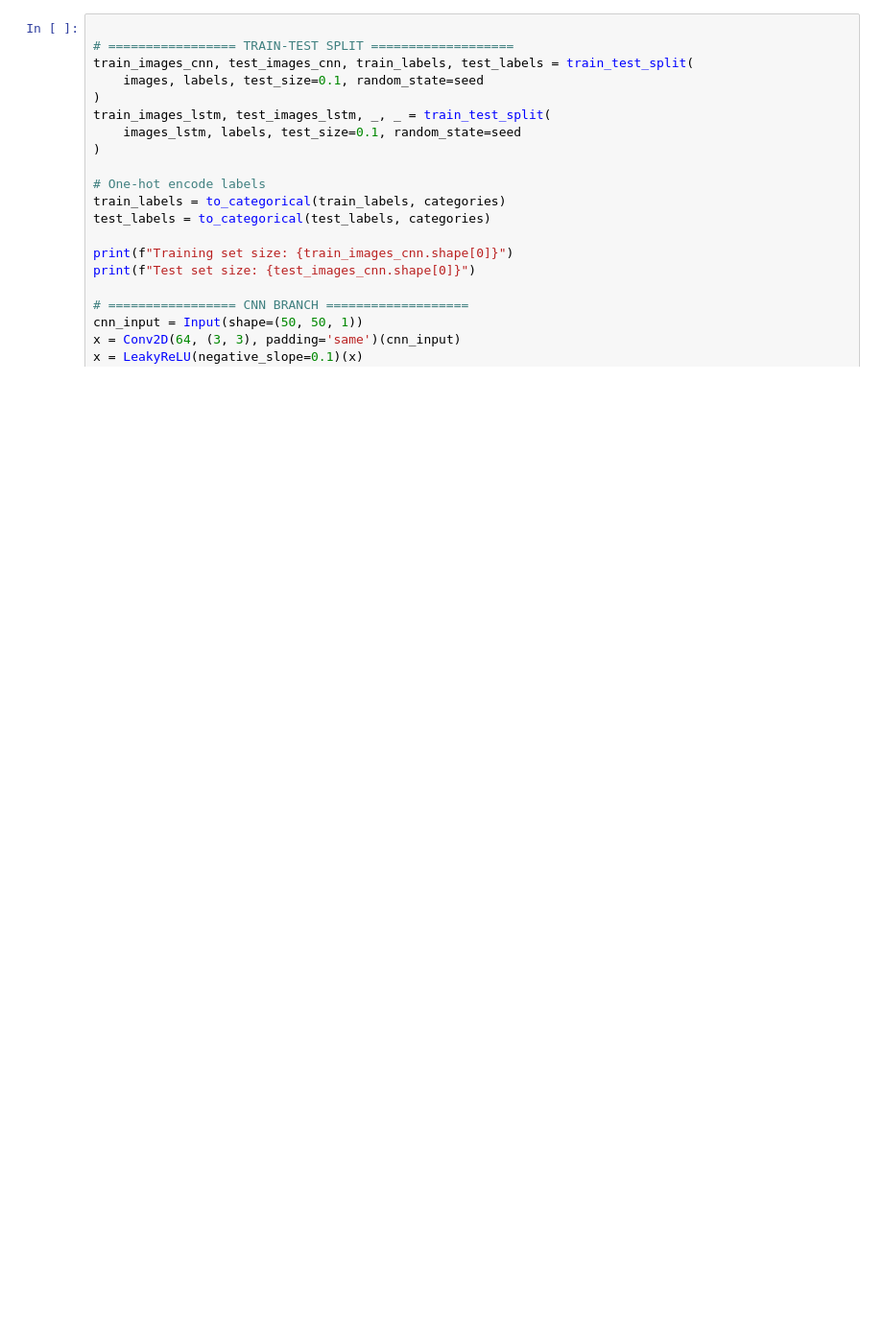
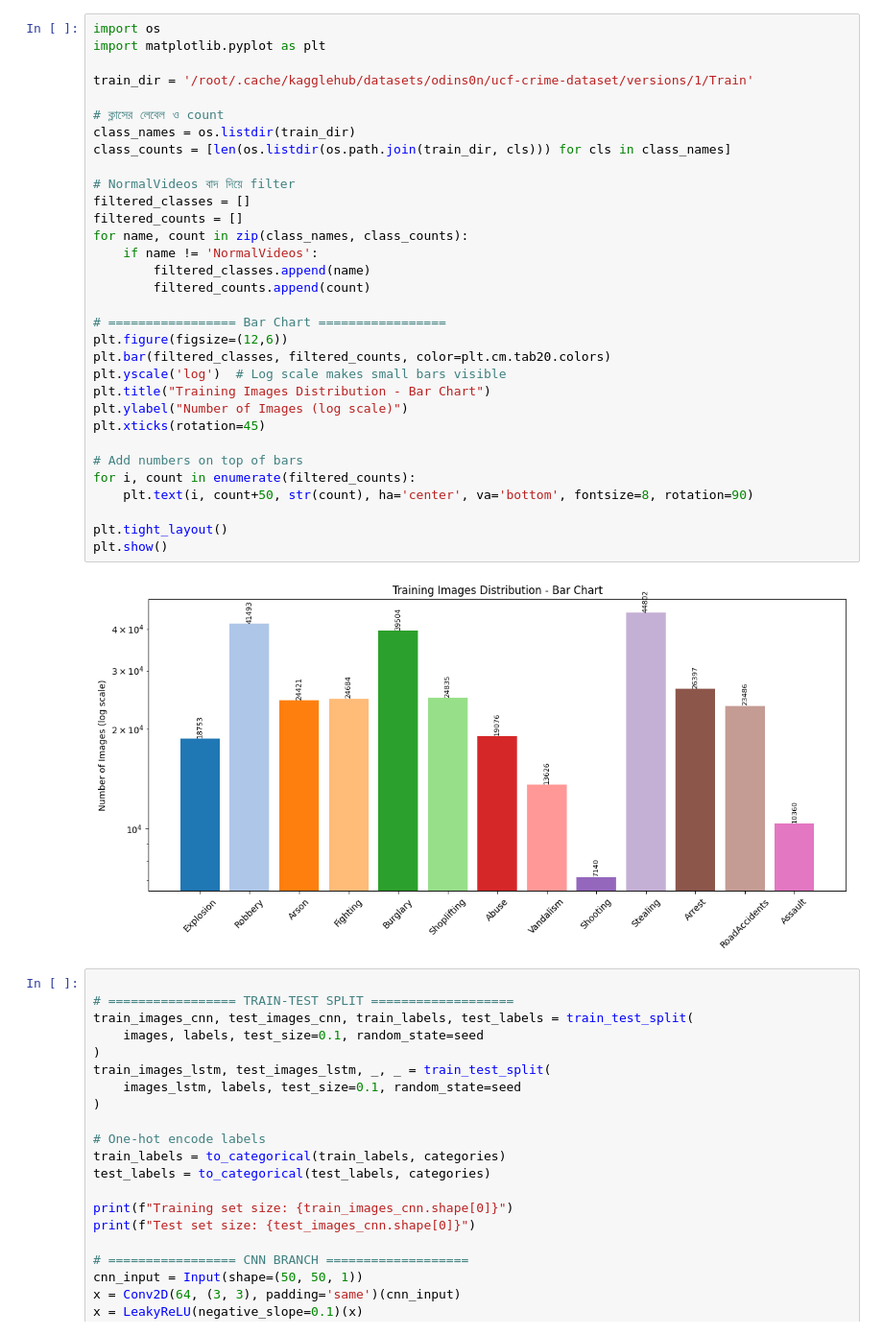
Before and after one commit to atikhasan007/Machine-Learning, a Jupyter notebook: Ucf_Crime.ipynb, the cells around one changed output. Shown at 96% size. Cells and saved outputs as stored; diff of their text form; blank space fills up the shorter version.

```diff
--- a/Ucf_Crime.ipynb
+++ b/Ucf_Crime.ipynb
@@ -99,3 +180,37 @@ Contents of train_dir: ['Abuse', 'Stealing', 'Robbery', 'Vandalism', 'Shooting',
+# %%
+import os
+import matplotlib.pyplot as plt
+
+train_dir = '/root/.cache/kagglehub/datasets/odins0n/ucf-crime-dataset/versions/1/Train'
+
+# ক্লাসের লেবেল ও count
+class_names = os.listdir(train_dir)
+class_counts = [len(os.listdir(os.path.join(train_dir, cls))) for cls in class_names]
+
+# NormalVideos বাদ দিয়ে filter
+filtered_classes = []
+filtered_counts = []
+for name, count in zip(class_names, class_counts):
+    if name != 'NormalVideos':
+        filtered_classes.append(name)
+        filtered_counts.append(count)
+
+# ================= Bar Chart =================
+plt.figure(figsize=(12,6))
+plt.bar(filtered_classes, filtered_counts, color=plt.cm.tab20.colors)
+plt.yscale('log')  # Log scale makes small bars visible
+plt.title("Training Images Distribution - Bar Chart")
+plt.ylabel("Number of Images (log scale)")
+plt.xticks(rotation=45)
+
+# Add numbers on top of bars
+for i, count in enumerate(filtered_counts):
+    plt.text(i, count+50, str(count), ha='center', va='bottom', fontsize=8, rotation=90)
+
+plt.tight_layout()
+plt.show()
+# %% [output]
+[figure, added]
 # %%
 
 # ================= TRAIN-TEST SPLIT ===================
```
Also changed, not shown: parts of 5 cells of this notebook.
